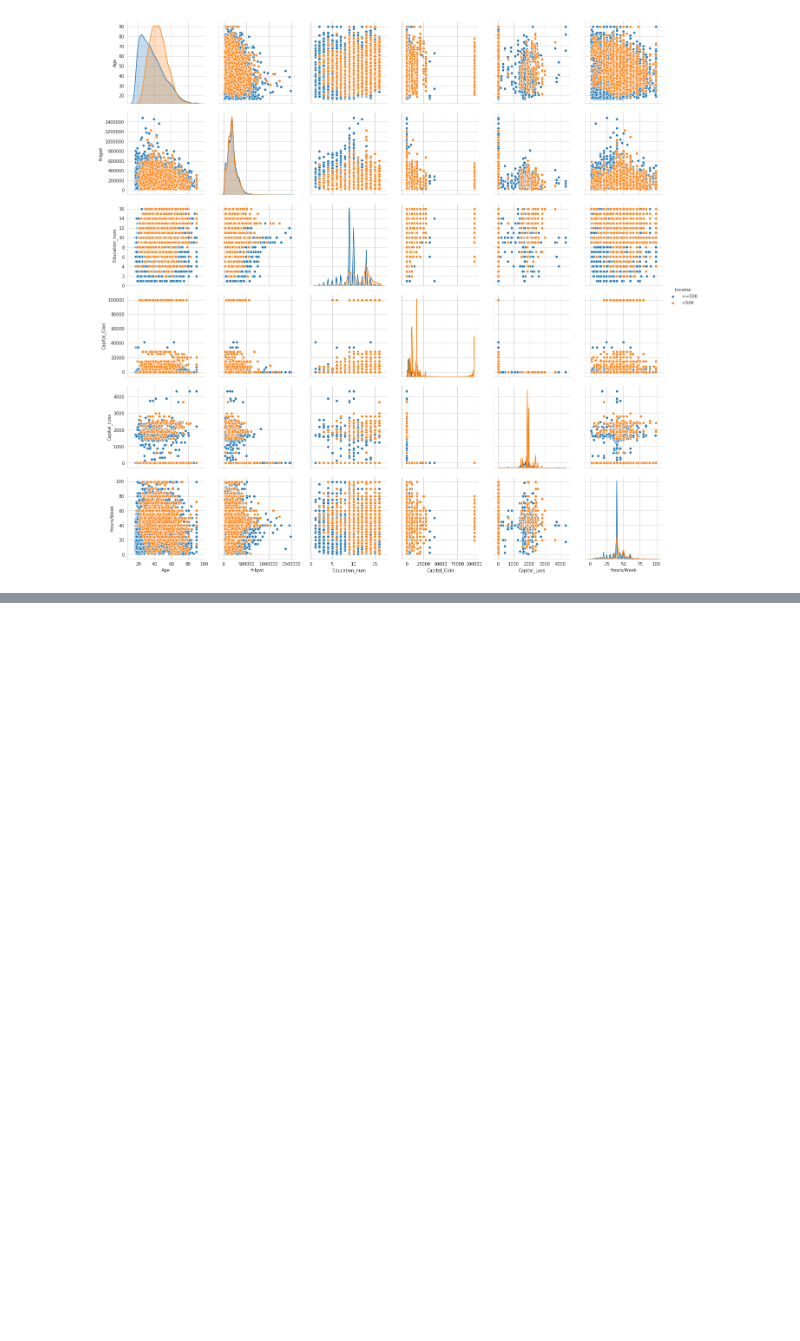
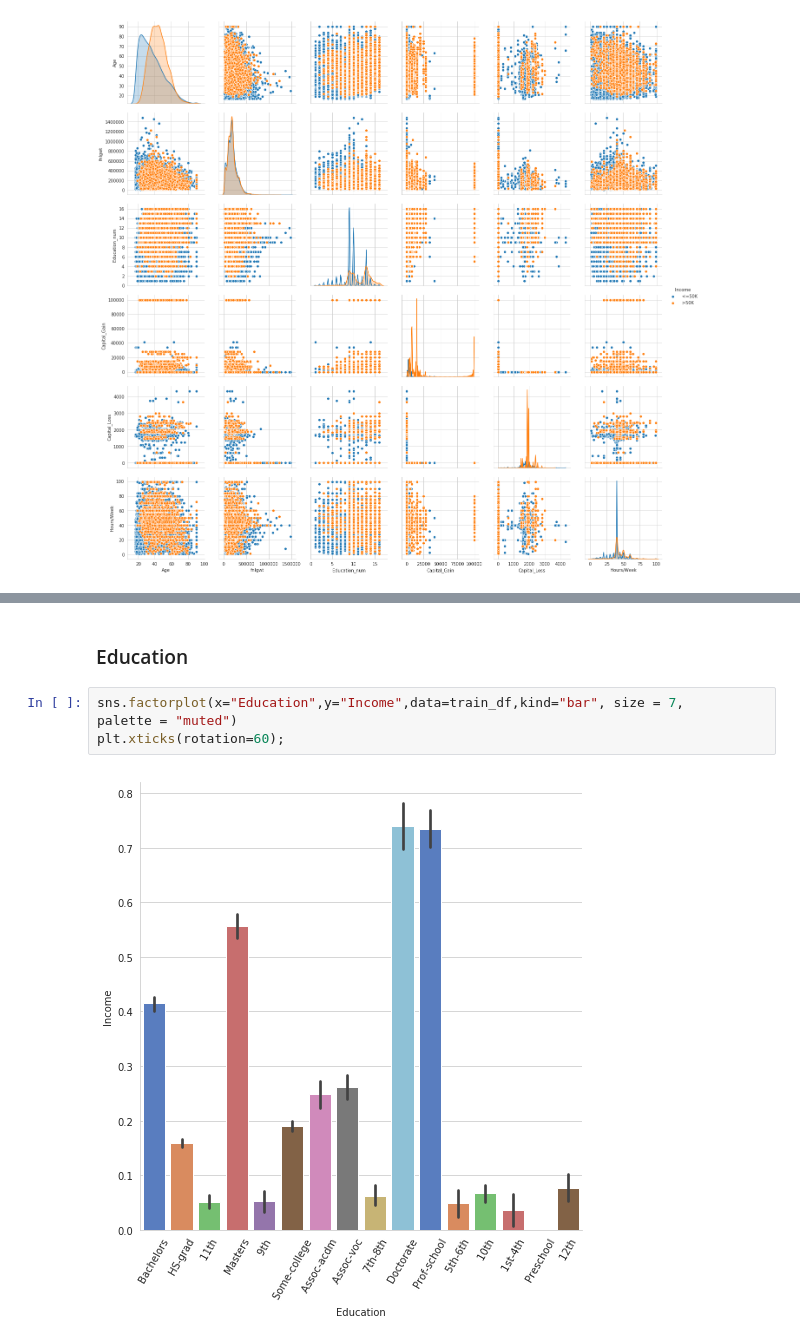
Before and after one commit to tejakummarikuntla/imaginea_assign, a Jupyter notebook: 02_EDA/EDA_Salary_Prediction[US_Census].ipynb, the cells around one changed output, grey strips where cells are left out. Cells and saved outputs as stored; diff of their text form; blank space fills up the shorter version.

```diff
--- a/02_EDA/EDA_Salary_Prediction[US_Census].ipynb
+++ b/02_EDA/EDA_Salary_Prediction[US_Census].ipynb
@@ -284,0 +319,8 @@ KeyError: "None of [Index([AxesSubplot(0.125,0.71587;0.352273x0.16413), AxesSubp
+# %% [markdown]
+### Education
+# %%
+sns.factorplot(x="Education",y="Income",data=train_df,kind="bar", size = 7,
+palette = "muted")
+plt.xticks(rotation=60);
+# %% [output]
+[figure, added]
```
Also changed, not shown: parts of 25 cells of this notebook.
